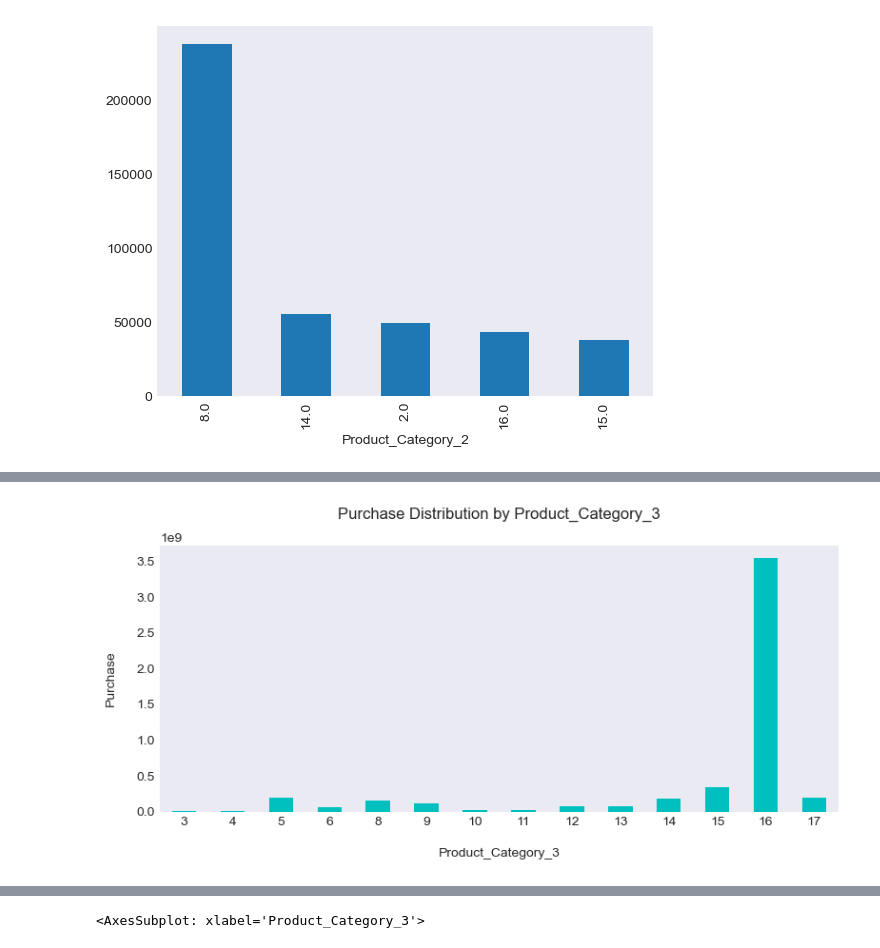
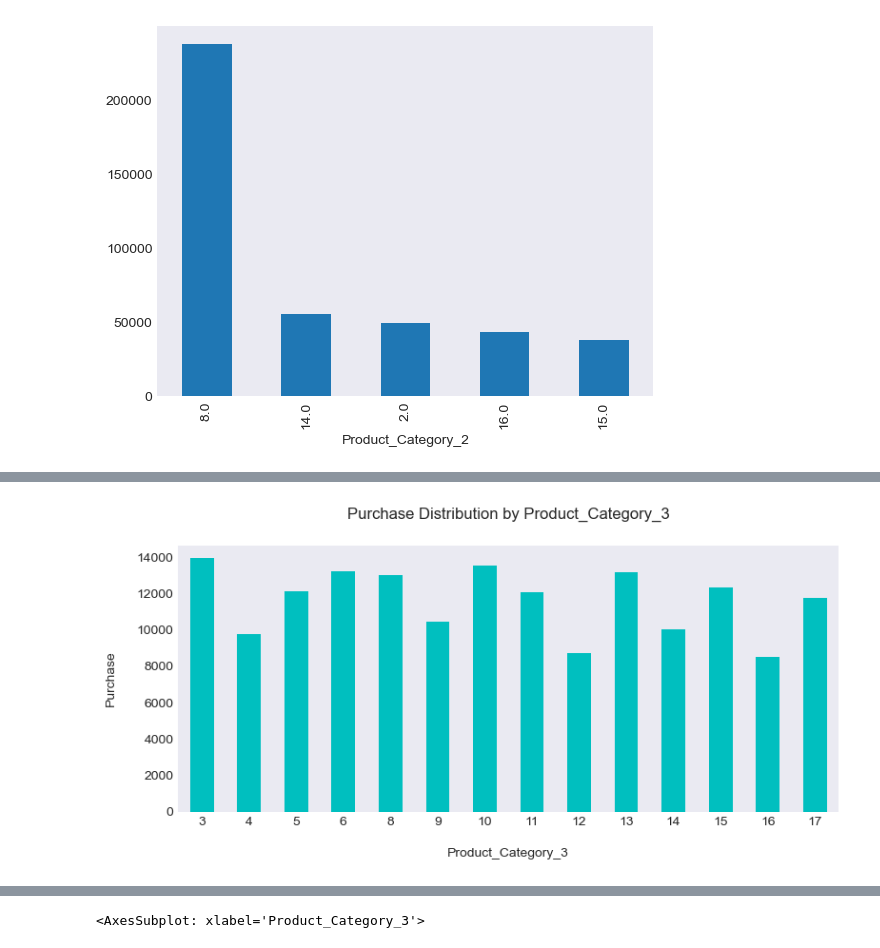
Before and after one commit to nguyenminhthuy/da-course-cybersoft, a Jupyter notebook: pj-black-friday-sales/black-friday-sales.ipynb, the cells around one changed output, grey strips where cells are left out. Drawn from its saved outputs; the diff is of its cells as text; code cells hidden in the pictures.

```diff
--- a/pj-black-friday-sales/black-friday-sales.ipynb
+++ b/pj-black-friday-sales/black-friday-sales.ipynb
@@ -963,15 +818,15 @@ pp2.nlargest(5).plot(kind='bar')
 # %%
-df_product3_cat_purchase = df['Purchase'].groupby(df['Product_Category_3'].astype(product_cat3_type)).sum()
+df_product3_cat_purchase = df['Purchase'].groupby(df['Product_Category_3'].astype(product_cat3_type)).mean()
 
 ax = df_product3_cat_purchase.plot(kind='bar',
                             stacked=False,
                             color=['c'],
                             rot=0,
                             figsize=(8,4))
 plt.xlabel('Product_Category_3', labelpad=15)
 plt.ylabel('Purchase', labelpad=15)
 plt.title('Purchase Distribution by Product_Category_3', pad=20)
 plt.tight_layout()
 plt.show;
 # %% [output]
-[figure, old version]
+[figure, new version]
```
Also changed, not shown: parts of 103 cells of this notebook, 7 other files.
